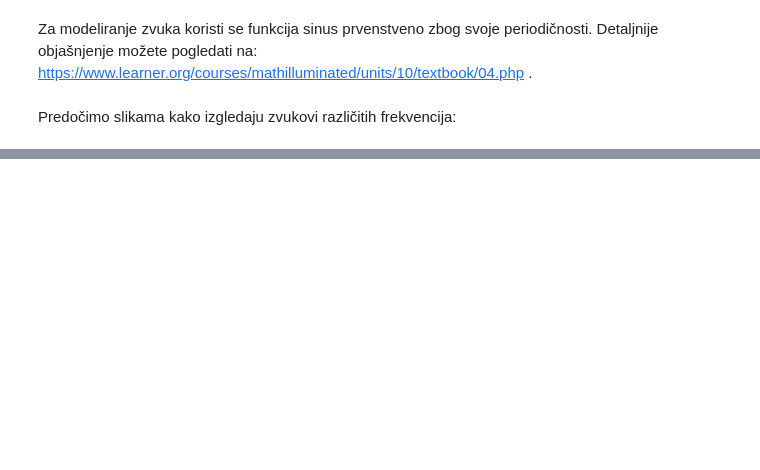
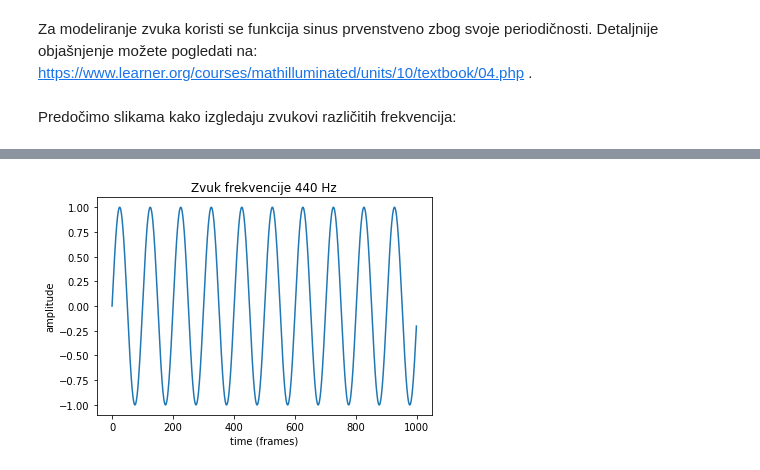
Before and after one commit to mmonnica/Matematicki-softver, a Jupyter notebook: 1.dz/Zvuk.ipynb, the cells around one changed output, grey strips where cells are left out. Cells and saved outputs as stored; diff of their text form; code cells hidden in the pictures; blank space fills up the shorter version.

```diff
--- a/1.dz/Zvuk.ipynb
+++ b/1.dz/Zvuk.ipynb
@@ -71,0 +86,9 @@ Predočimo slikama kako izgledaju zvukovi različitih frekvencija:
+# %%
+# Plotting first 1000 frames because 44100 frames look too dense on a plot to distinguish anything.
+plt.plot(sineWave(440)[:1000])
+plt.title("Zvuk frekvencije 440 Hz")
+plt.xlabel("time (frames)")
+plt.ylabel("amplitude")
+plt.show()
+# %% [output]
+[figure, added]
```
Also changed, not shown: parts of 17 cells of this notebook.
